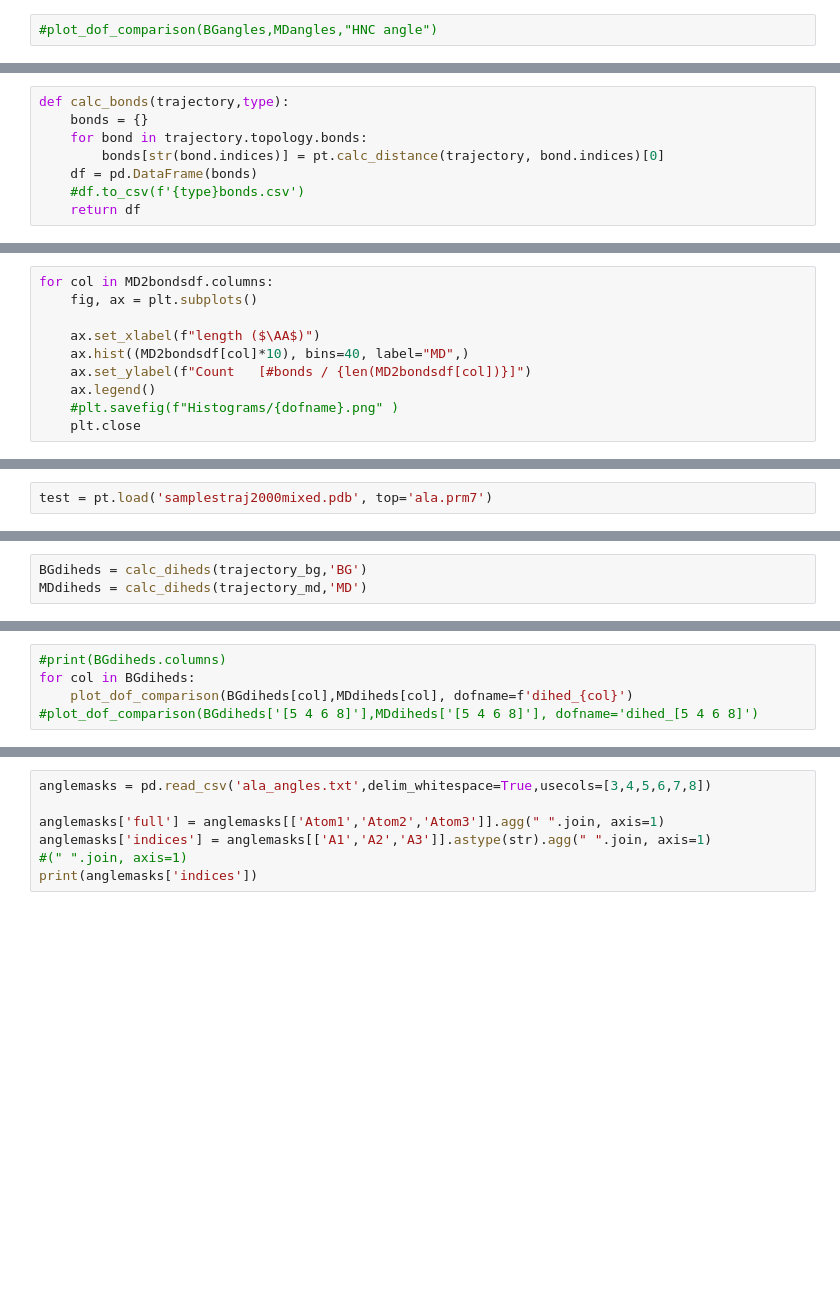
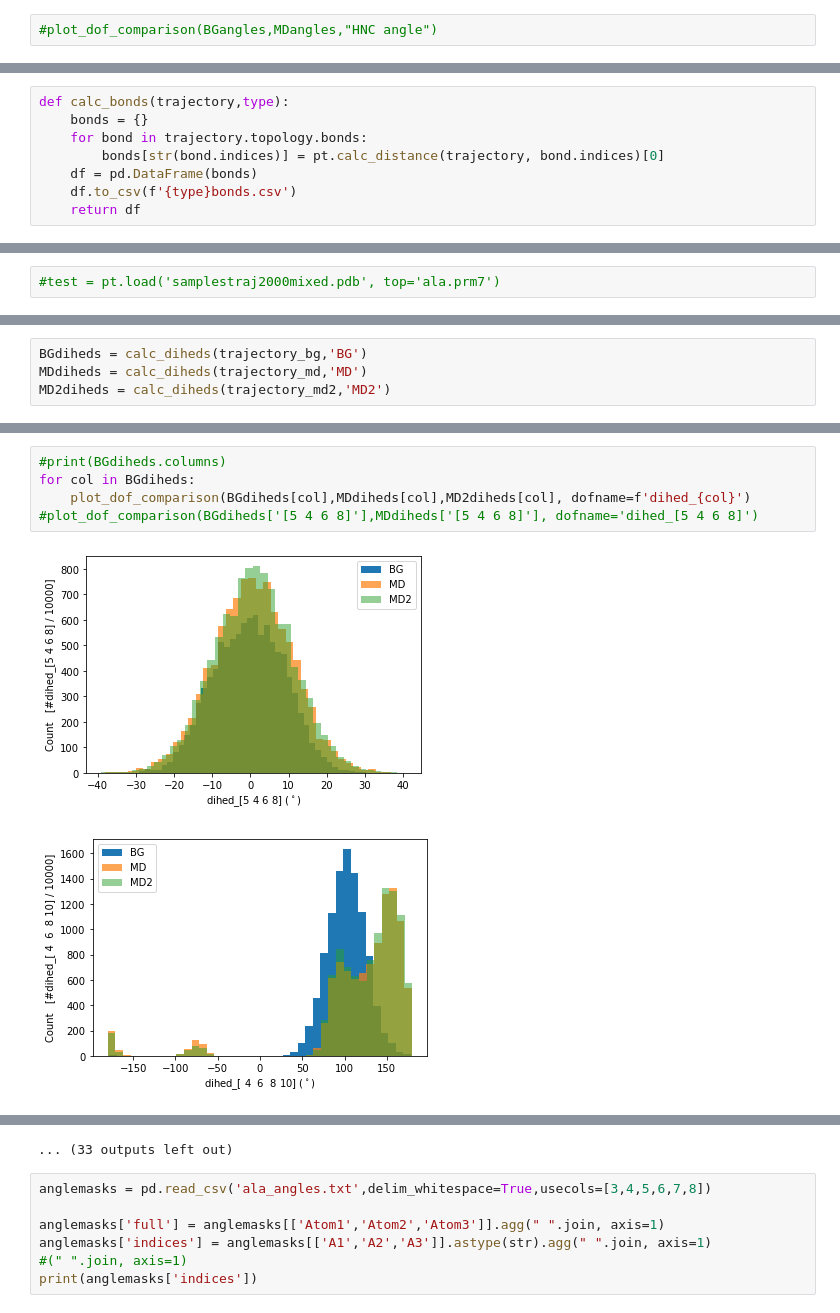
Before and after one commit to michellab/bgflow, a Jupyter notebook: BGflow_examples/VMDhistograms.ipynb, the cells around one changed output, grey strips where cells are left out. Drawn from its saved outputs; the diff is of its cells as text; blank space fills up the shorter version.

```diff
--- a/BGflow_examples/VMDhistograms.ipynb
+++ b/BGflow_examples/VMDhistograms.ipynb
@@ -40,5 +40,5 @@ def calc_bonds(trajectory,type):
     for bond in trajectory.topology.bonds:
         bonds[str(bond.indices)] = pt.calc_distance(trajectory, bond.indices)[0]
     df = pd.DataFrame(bonds)
-    #df.to_csv(f'{type}bonds.csv')
+    df.to_csv(f'{type}bonds.csv')
     return df
@@ -58,10 +44,0 @@ MD2bondsdf = pd.DataFrame(MD2bonds, columns=[headers])
-# %%
-for col in MD2bondsdf.columns:
-    fig, ax = plt.subplots()
-
-    ax.set_xlabel(f"length ($\AA$)")
-    ax.hist((MD2bondsdf[col]*10), bins=40, label="MD",)
-    ax.set_ylabel(f"Count   [#bonds / {len(MD2bondsdf[col])}]")
-    ax.legend()
-    #plt.savefig(f"Histograms/{dofname}.png" )
-    plt.close
@@ -79,2 +111,2 @@ for col in BGbonds.columns:
 # %%
-test = pt.load('samplestraj2000mixed.pdb', top='ala.prm7')
+#test = pt.load('samplestraj2000mixed.pdb', top='ala.prm7')
@@ -91,3 +124,4 @@ def calc_diheds(trajectory,type):
 # %%
 BGdiheds = calc_diheds(trajectory_bg,'BG')
 MDdiheds = calc_diheds(trajectory_md,'MD')
+MD2diheds = calc_diheds(trajectory_md2,'MD2')
@@ -94,5 +146,8 @@ MDdiheds = calc_diheds(trajectory_md,'MD')
 # %%
 #print(BGdiheds.columns)
 for col in BGdiheds:
-    plot_dof_comparison(BGdiheds[col],MDdiheds[col], dofname=f'dihed_{col}')
+    plot_dof_comparison(BGdiheds[col],MDdiheds[col],MD2diheds[col], dofname=f'dihed_{col}')
 #plot_dof_comparison(BGdiheds['[5 4 6 8]'],MDdiheds['[5 4 6 8]'], dofname='dihed_[5 4 6 8]')
+# %% [output]
+[figure, added]
+[figure, added]
@@ -99,3 +164,4 @@ for col in BGdiheds:
+... (33 outputs left out)
 # %%
 anglemasks = pd.read_csv('ala_angles.txt',delim_whitespace=True,usecols=[3,4,5,6,7,8])
 
```
Also changed, not shown: parts of 15 cells of this notebook, 1 other file.
